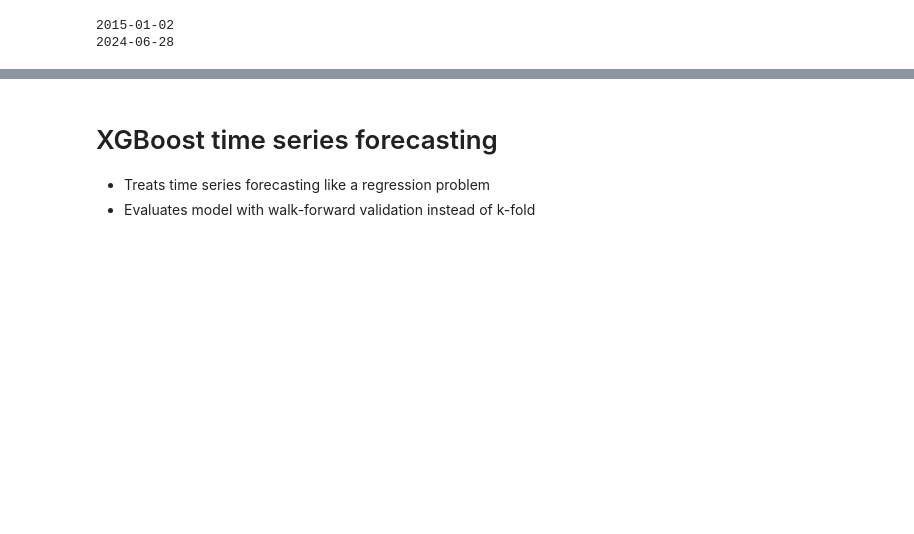
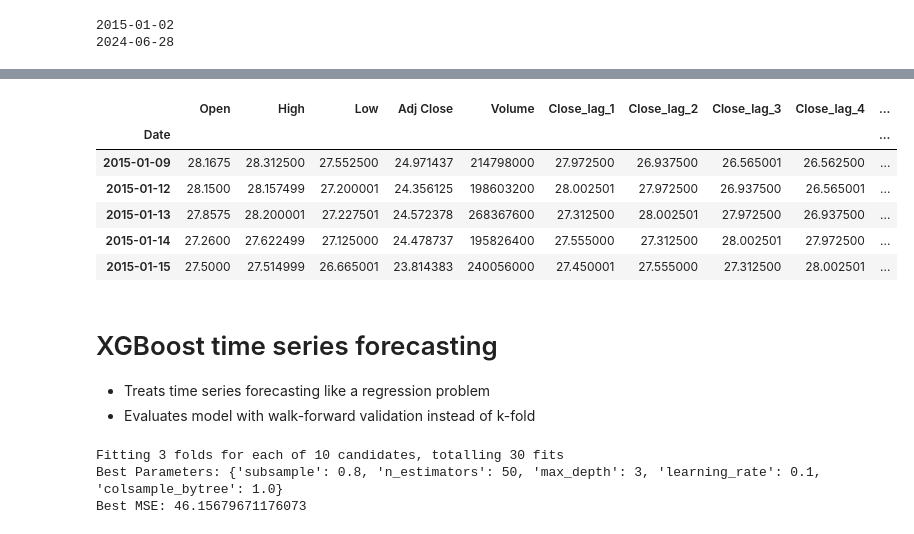
Before and after one commit to songthao1610/FinPortOpt, a Jupyter notebook: forecast_models/xgboost_model.ipynb, the cells around one changed output, grey strips where cells are left out. Cells and saved outputs as stored; diff of their text form; code cells hidden in the pictures; blank space fills up the shorter version.

```diff
--- a/forecast_models/xgboost_model.ipynb
+++ b/forecast_models/xgboost_model.ipynb
@@ -48,3 +96,13 @@ Length of test data: 83
+# %%
+X_train.head()
+# %% [output]
+|  | Open | High | Low | Adj Close | Volume | Close_lag_1 | Close_lag_2 | Close_lag_3 | Close_lag_4 | ... |
+| Date |  |  |  |  |  |  |  |  |  | ... |
+| 2015-01-09 | 28.1675 | 28.312500 | 27.552500 | 24.971437 | 214798000 | 27.972500 | 26.937500 | 26.565001 | 26.562500 | ... |
+| 2015-01-12 | 28.1500 | 28.157499 | 27.200001 | 24.356125 | 198603200 | 28.002501 | 27.972500 | 26.937500 | 26.565001 | ... |
+| 2015-01-13 | 27.8575 | 28.200001 | 27.227501 | 24.572378 | 268367600 | 27.312500 | 28.002501 | 27.972500 | 26.937500 | ... |
+| 2015-01-14 | 27.2600 | 27.622499 | 27.125000 | 24.478737 | 195826400 | 27.555000 | 27.312500 | 28.002501 | 27.972500 | ... |
+| 2015-01-15 | 27.5000 | 27.514999 | 26.665001 | 23.814383 | 240056000 | 27.450001 | 27.555000 | 27.312500 | 28.002501 | ... |
 # %% [markdown]
 # XGBoost time series forecasting
 - Treats time series forecasting like a regression problem
@@ -56,0 +145,6 @@ model = XGBRegressor(n_estimators=1000, max_depth=7, eta=0.1, subsample=0.7, col
+# %%
+tuned_model = hypeparam_tune_xgboost(X_train, y_train, X_test, y_test)
+# %% [output]
+Fitting 3 folds for each of 10 candidates, totalling 30 fits
+Best Parameters: {'subsample': 0.8, 'n_estimators': 50, 'max_depth': 3, 'learning_rate': 0.1, 'colsample_bytree': 1.0}
+Best MSE: 46.15679671176073
```
Also changed, not shown: parts of 10 cells of this notebook.
